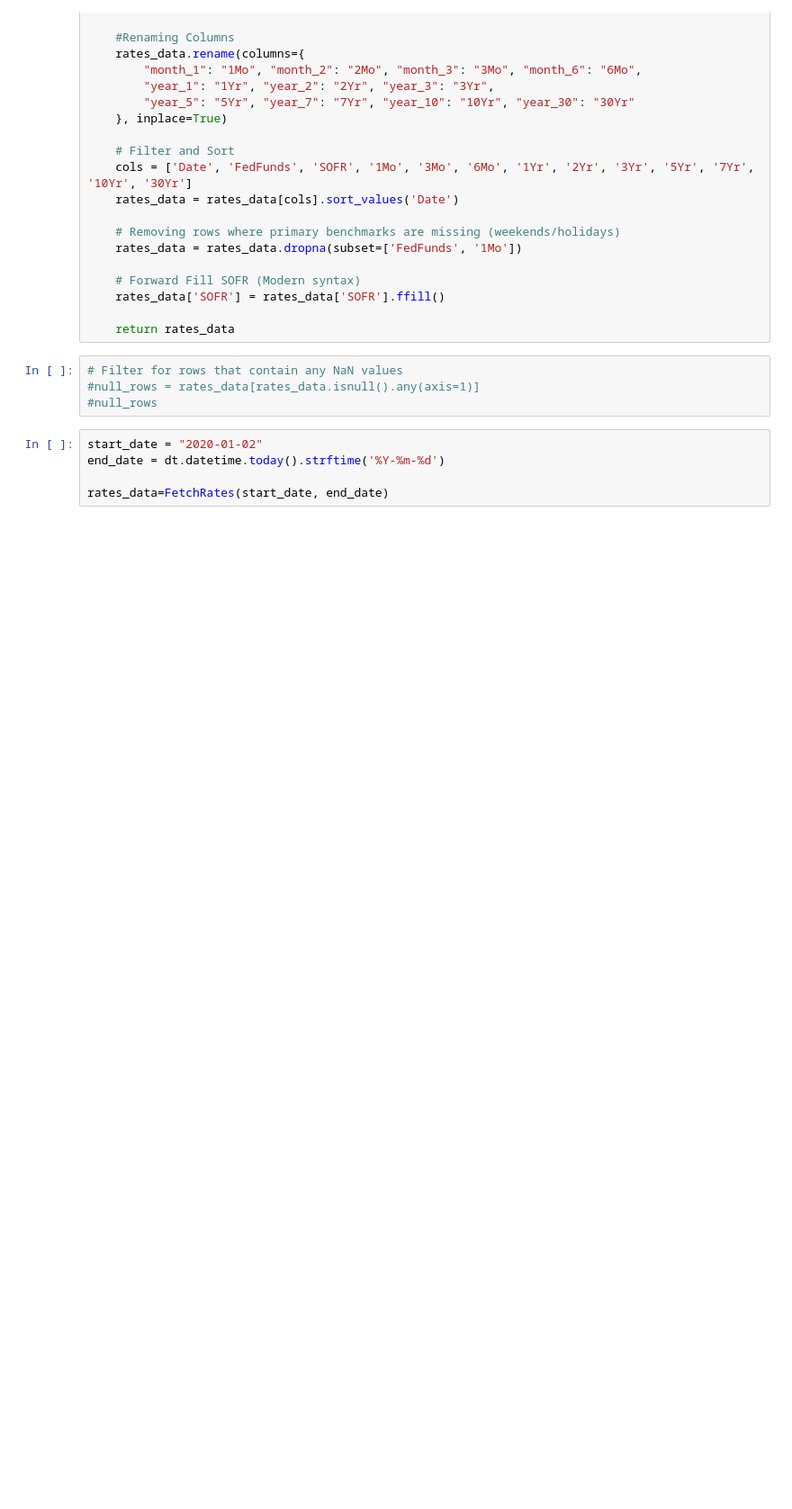
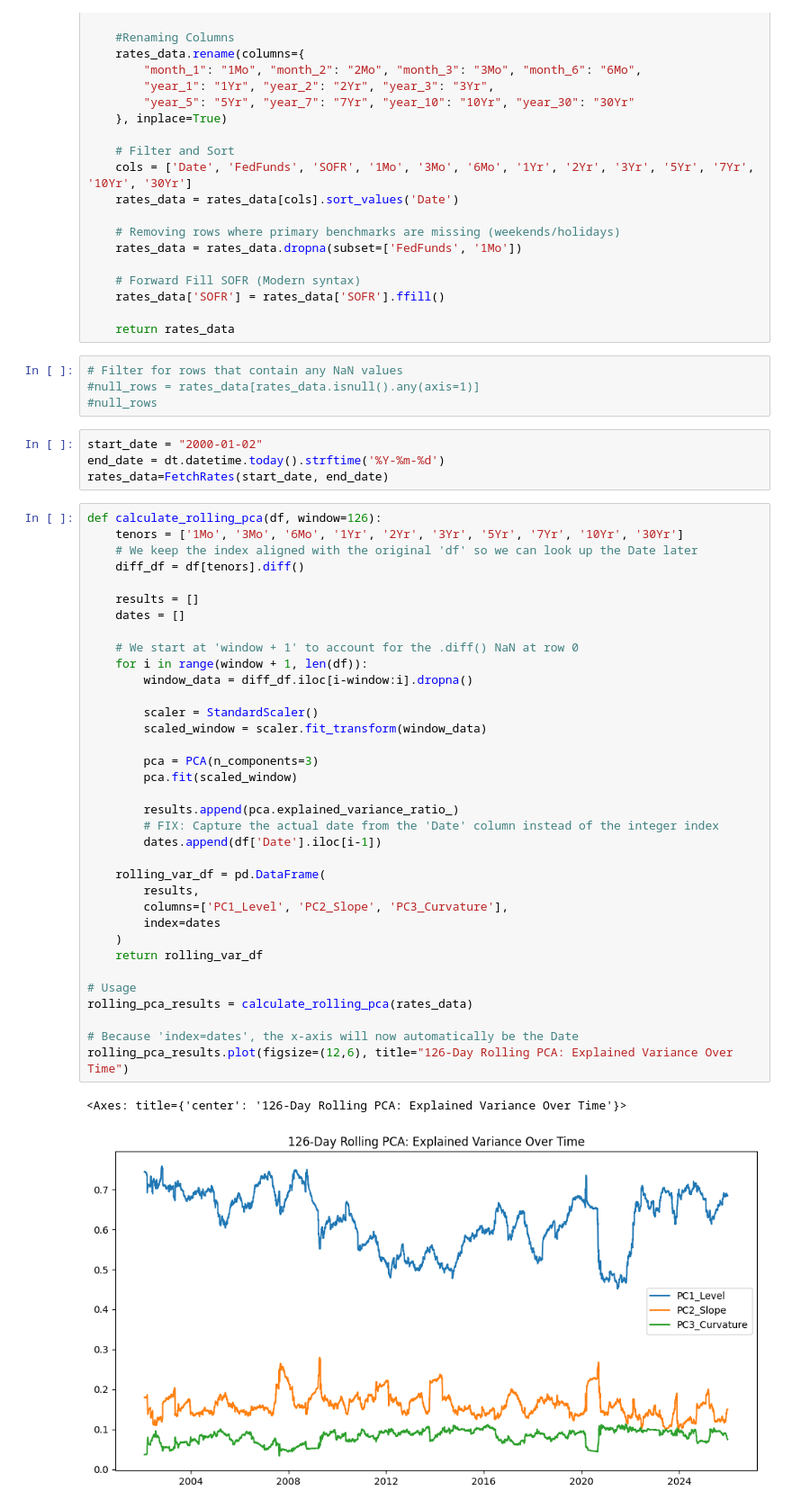
Before and after one commit to danimalav7/Fixed-Income, a Jupyter notebook: Principal Component Analysis.ipynb, the cells around one changed output. Shown: that part at 90% size. Cells and saved outputs as stored; diff of their text form; blank space fills up the shorter version.

Commit message:
Rolling PCA Analysis

```diff
--- a/Principal Component Analysis.ipynb
+++ b/Principal Component Analysis.ipynb
@@ -38,7 +40,44 @@ def FetchRates(Start_Date=None, End_Date=None):
 #null_rows = rates_data[rates_data.isnull().any(axis=1)]
 #null_rows
 # %%
-start_date = "2020-01-02"
+start_date = "2000-01-02"
 end_date = dt.datetime.today().strftime('%Y-%m-%d')
-
 rates_data=FetchRates(start_date, end_date)
+# %%
+def calculate_rolling_pca(df, window=126):
+    tenors = ['1Mo', '3Mo', '6Mo', '1Yr', '2Yr', '3Yr', '5Yr', '7Yr', '10Yr', '30Yr']
+    # We keep the index aligned with the original 'df' so we can look up the Date later
+    diff_df = df[tenors].diff()
+
+    results = []
+    dates = []
+
+    # We start at 'window + 1' to account for the .diff() NaN at row 0
+    for i in range(window + 1, len(df)):
+        window_data = diff_df.iloc[i-window:i].dropna()
+
+        scaler = StandardScaler()
+        scaled_window = scaler.fit_transform(window_data)
+
+        pca = PCA(n_components=3)
+        pca.fit(scaled_window)
+
+        results.append(pca.explained_variance_ratio_)
+        # FIX: Capture the actual date from the 'Date' column instead of the integer index
+        dates.append(df['Date'].iloc[i-1])
+
+    rolling_var_df = pd.DataFrame(
+        results,
+        columns=['PC1_Level', 'PC2_Slope', 'PC3_Curvature'],
+        index=dates
+    )
+    return rolling_var_df
+
+# Usage
+rolling_pca_results = calculate_rolling_pca(rates_data)
+
+# Because 'index=dates', the x-axis will now automatically be the Date
+rolling_pca_results.plot(figsize=(12,6), title="126-Day Rolling PCA: Explained Variance Over Time")
+# %% [output]
+<Axes: title={'center': '126-Day Rolling PCA: Explained Variance Over Time'}>
+[figure, added]
```
Also changed, not shown: parts of 1 cell of this notebook.
